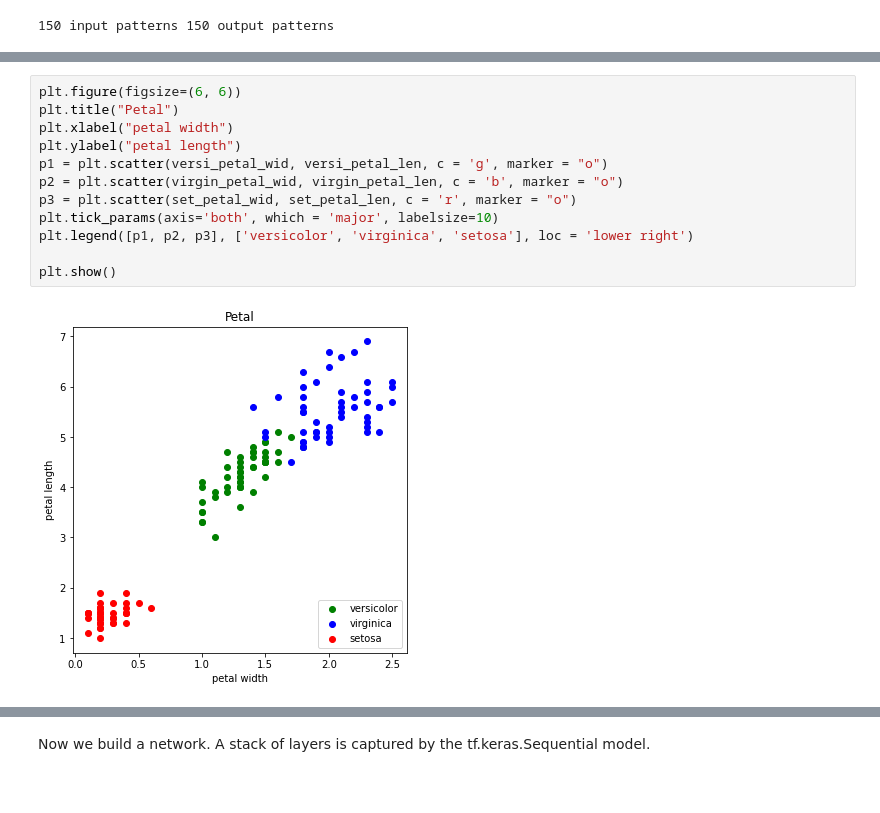
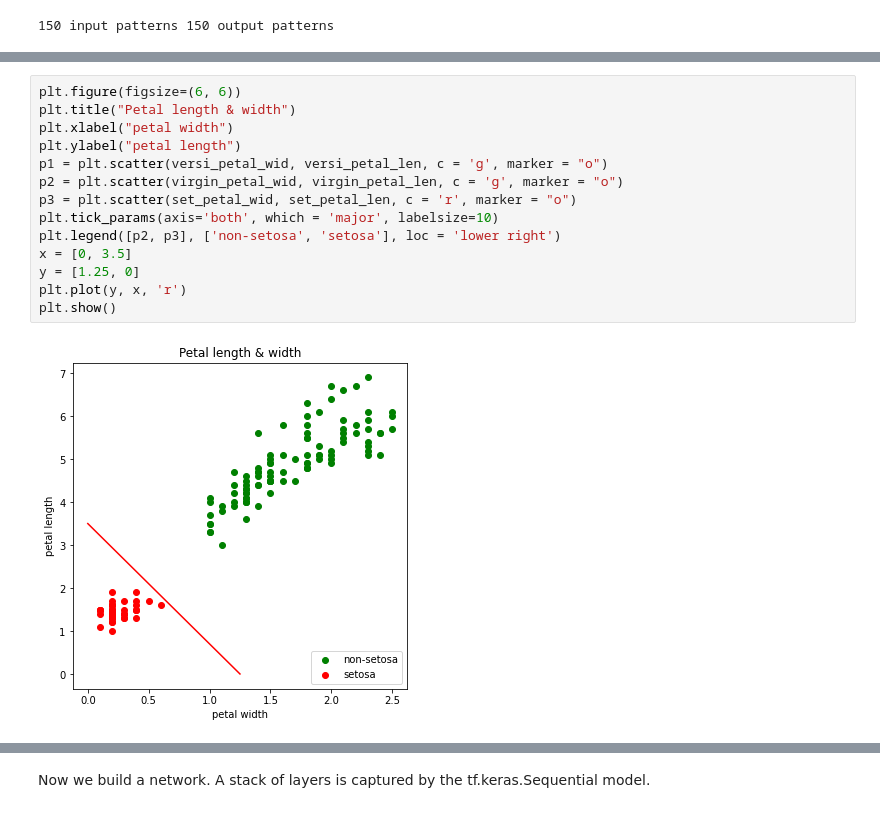
Before and after one commit to yeswhos/COMP5400M-Bio-inspired-Computing, a Jupyter notebook: CW2/Backpropagation on the Iris data set.ipynb, the cells around one changed output, grey strips where cells are left out. Saved outputs shown, nothing was run; the diff lists cells and outputs as text.

```diff
--- a/CW2/Backpropagation on the Iris data set.ipynb
+++ b/CW2/Backpropagation on the Iris data set.ipynb
@@ -124,14 +134,16 @@ plt.show()
 # %%
 plt.figure(figsize=(6, 6))
-plt.title("Petal")
+plt.title("Petal length & width")
 plt.xlabel("petal width")
 plt.ylabel("petal length")
 p1 = plt.scatter(versi_petal_wid, versi_petal_len, c = 'g', marker = "o")
-p2 = plt.scatter(virgin_petal_wid, virgin_petal_len, c = 'b', marker = "o")
+p2 = plt.scatter(virgin_petal_wid, virgin_petal_len, c = 'g', marker = "o")
 p3 = plt.scatter(set_petal_wid, set_petal_len, c = 'r', marker = "o")
 plt.tick_params(axis='both', which = 'major', labelsize=10)
-plt.legend([p1, p2, p3], ['versicolor', 'virginica', 'setosa'], loc = 'lower right')
-
+plt.legend([p2, p3], ['non-setosa', 'setosa'], loc = 'lower right')
+x = [0, 3.5]
+y = [1.25, 0]
+plt.plot(y, x, 'r')
 plt.show()
 # %% [output]
-[figure, old version]
+[figure, new version]
```
Also changed, not shown: parts of 4 cells of this notebook.
